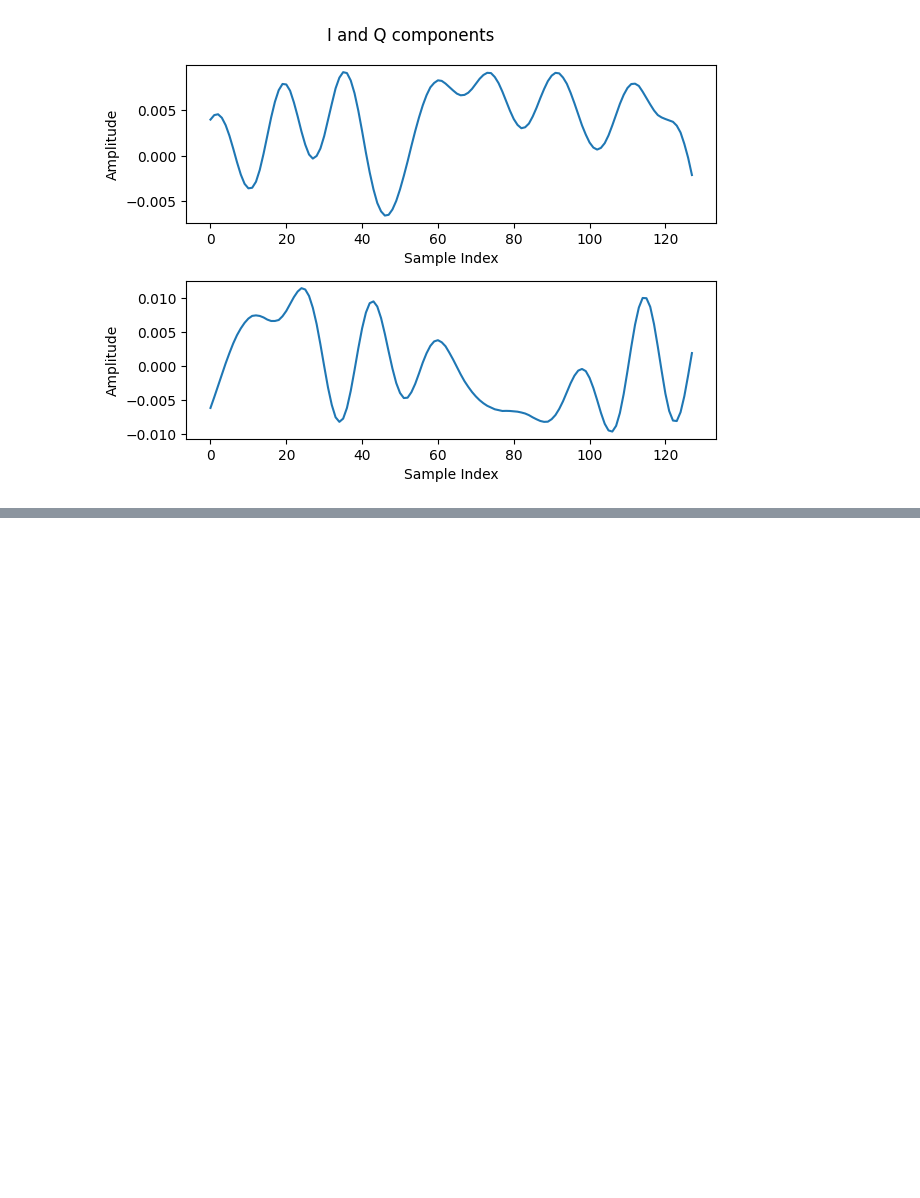
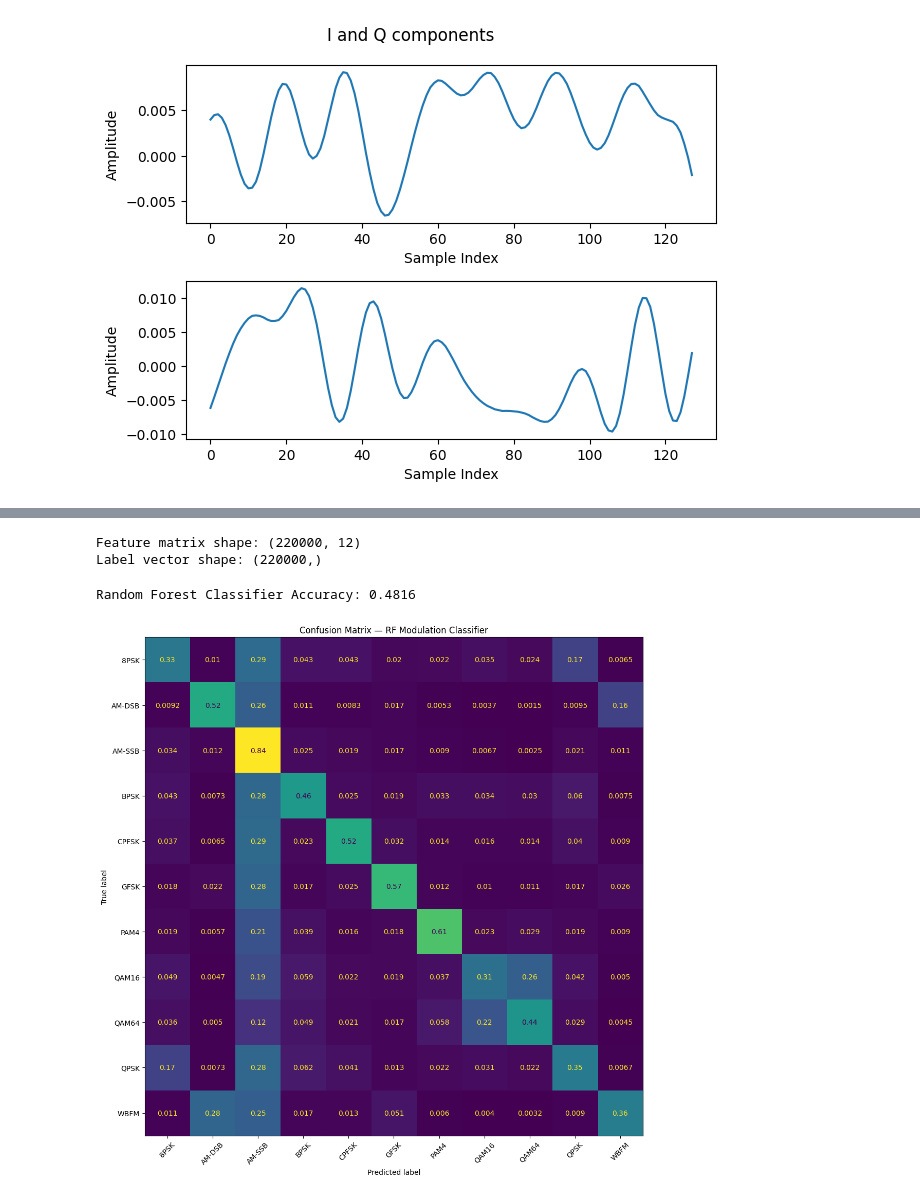
Before and after one commit to lohith-pras/rf-claassifier, a Jupyter notebook: notebooks/01_eda.ipynb, the cells around one changed output, grey strips where cells are left out. Saved outputs shown, nothing was run; the diff lists cells and outputs as text; code cells hidden in the pictures; blank space fills up the shorter version.

Commit message:
built random classififer model

```diff
--- a/notebooks/01_eda.ipynb
+++ b/notebooks/01_eda.ipynb
@@ -82,0 +156,60 @@ plot_iq(test)
+# %%
+from tqdm import tqdm
+
+# Extract features on the entire dataset and create a feature matrix and label vector
+
+feature_list = []
+label_list = []
+
+for (modulation, snr), samples in tqdm(data.items(), desc="Processing samples"):
+    for sample in samples:
+        features = extract_features(sample)
+        feature_list.append(features)
+        label_list.append(modulation)
+
+# Convert lists to numpy arrays
+X = np.array(feature_list)
+y = np.array(label_list)
+print(f"Feature matrix shape: {X.shape}")
+print(f"Label vector shape: {y.shape}")
+# %% [output]
+Feature matrix shape: (220000, 12)
+Label vector shape: (220000,)
+# %%
+# Train Random Classifier model
+# Stratified split to maintain class distribution in train and test sets
+from sklearn.ensemble import RandomForestClassifier
+from sklearn.model_selection import train_test_split
+
+
+def train_classifier(X, y):
+    X_train, X_test, y_train, y_test = train_test_split(
+        X, y, test_size=0.2, random_state=42, stratify=y
+    )
+    # Fit and evaluate the model
+    model = RandomForestClassifier(n_estimators=100, random_state=42)
+    model.fit(X_train, y_train)
+    accuracy = model.score(X_test, y_test)
+    print(f"Random Forest Classifier Accuracy: {accuracy:.4f}")
+    # Predict on test set
+    y_pred = model.predict(X_test)
+
+    return X_test, y_test, model, y_pred
+# %%
+X_test, y_test, model, y_pred = train_classifier(X, y)
+# %% [output]
+Random Forest Classifier Accuracy: 0.4816
+# %%
+# plot confusion matrix, figure size 11 x 11 and save as png file
+from sklearn.metrics import confusion_matrix, ConfusionMatrixDisplay
+
+cm = confusion_matrix(y_test, y_pred, labels=model.classes_, normalize="true")
+disp = ConfusionMatrixDisplay(confusion_matrix=cm, display_labels=model.classes_)
+fig, ax = plt.subplots(figsize=(11, 11))
+disp.plot(ax=ax, xticks_rotation=45, colorbar=False)
+plt.title("Confusion Matrix — RF Modulation Classifier")
+plt.tight_layout()
+plt.savefig("confusion_matrix.png", dpi=300, bbox_inches="tight")
+plt.show()
+# %% [output]
+[figure, added]
```
Also changed, not shown: parts of 2 cells of this notebook, 4 other files.
